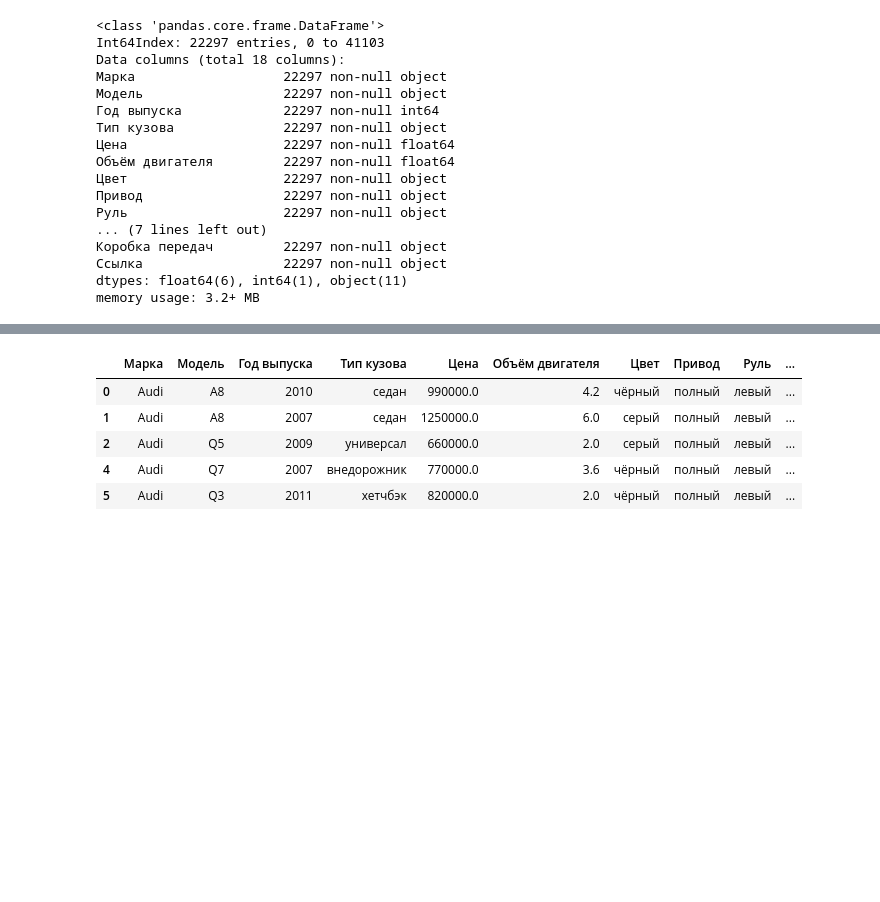
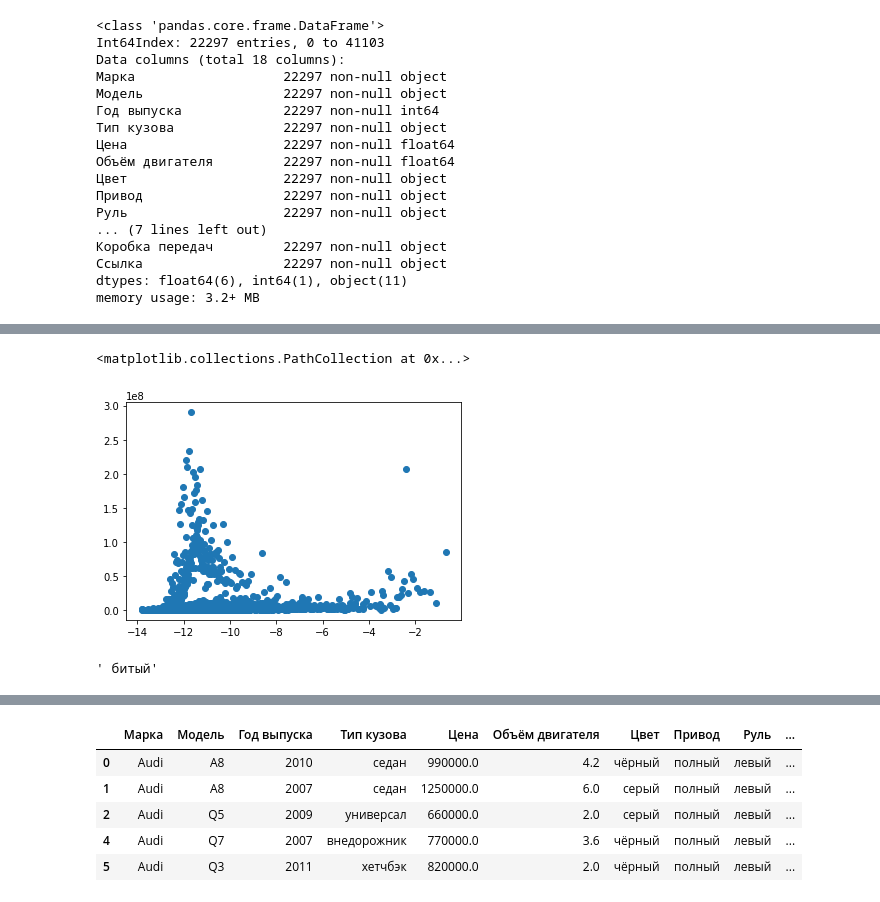
Before and after one commit to krabchuk/technosphere_bigdata_project, a Jupyter notebook: try_project.ipynb, the cells around one changed output, grey strips where cells are left out. Saved outputs shown, nothing was run; the diff lists cells and outputs as text; code cells hidden in the pictures; blank space fills up the shorter version.

```diff
--- a/try_project.ipynb
+++ b/try_project.ipynb
@@ -121,0 +184,14 @@ memory usage: 3.2+ MB
+# %%
+Probeg = data['Пробег'].values
+data['Супер пробег'] = np.log(1 / (Probeg + 1))
+# Probeg
+# %%
+Sup_probe = data.groupby(by='Супер пробег')['Цена'].sum().sort_index()
+plt.scatter(Sup_probe.index, Sup_probe)
+# %% [output]
+<matplotlib.collections.PathCollection at 0x...>
+[figure, added]
+# %%
+data.loc[13]['Состояние']
+# %% [output]
+' битый'
```
Also changed, not shown: parts of 18 cells of this notebook, 1 other file.
